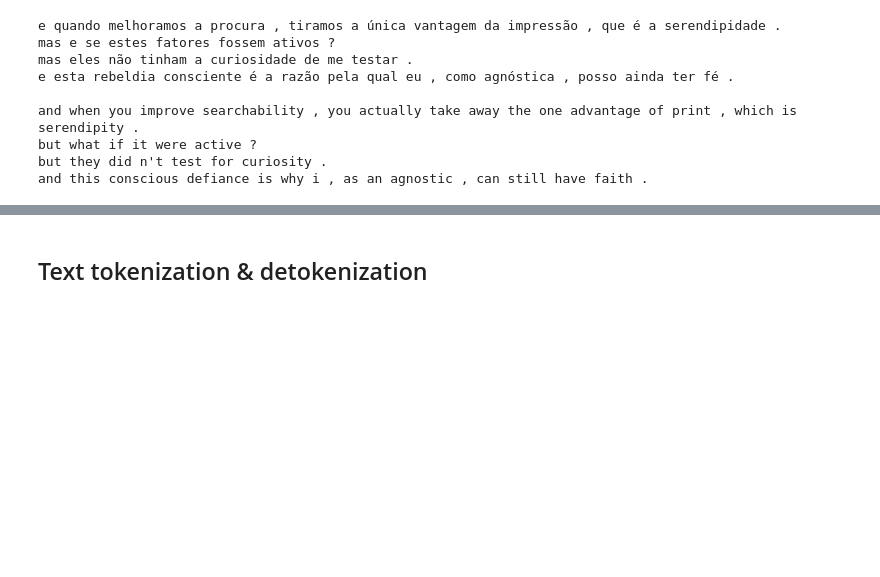
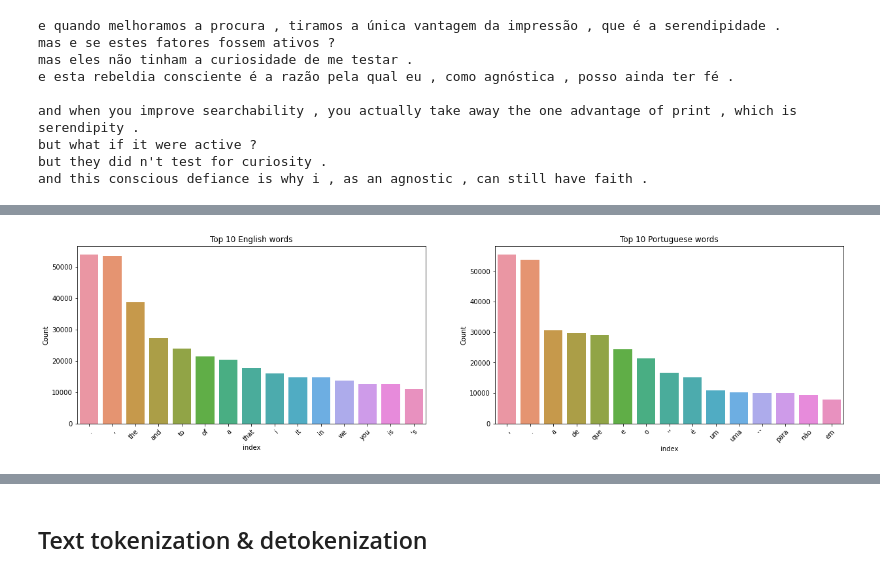
Before and after one commit to gundruke/FCD-final-project, a Jupyter notebook: transformer.ipynb, the cells around one changed output, grey strips where cells are left out. Drawn from its saved outputs; the diff is of its cells as text; code cells hidden in the pictures; blank space fills up the shorter version.

```diff
--- a/transformer.ipynb
+++ b/transformer.ipynb
@@ -69,0 +164,23 @@ and this conscious defiance is why i , as an agnostic , can still have faith .
+# %%
+def counter_plots(texts, titles, top=15):
+    num = len(texts)
+    fig, ax = plt.subplots(nrows=1, ncols=num, figsize=(21,5))
+
+    for i in range(num):
+        sns.barplot(
+            x = pd.DataFrame.from_dict(dict(Counter(' '.join([text for text in texts[i]]).split()).most_common(top)), orient="index").reset_index()["index"],
+            y = pd.DataFrame.from_dict(dict(Counter(' '.join([text for text in texts[i]]).split()).most_common(top)), orient="index").reset_index()[0],
+            ax = ax[i]
+        )
+        ax[i].set_title(titles[i])
+        ax[i].set_ylabel("Count")
+        plt.setp(ax[i].get_xticklabels(), rotation=45, ha="right", rotation_mode="anchor")
+    plt.show()
+# %%
+texts = [data["English"], data["Portuguese"]]
+titles = ["Top 10 English words",
+         "Top 10 Portuguese words"]
+
+counter_plots(texts, titles)
+# %% [output]
+[figure, added]
```
Also changed, not shown: parts of 27 cells of this notebook, 6 other files.
